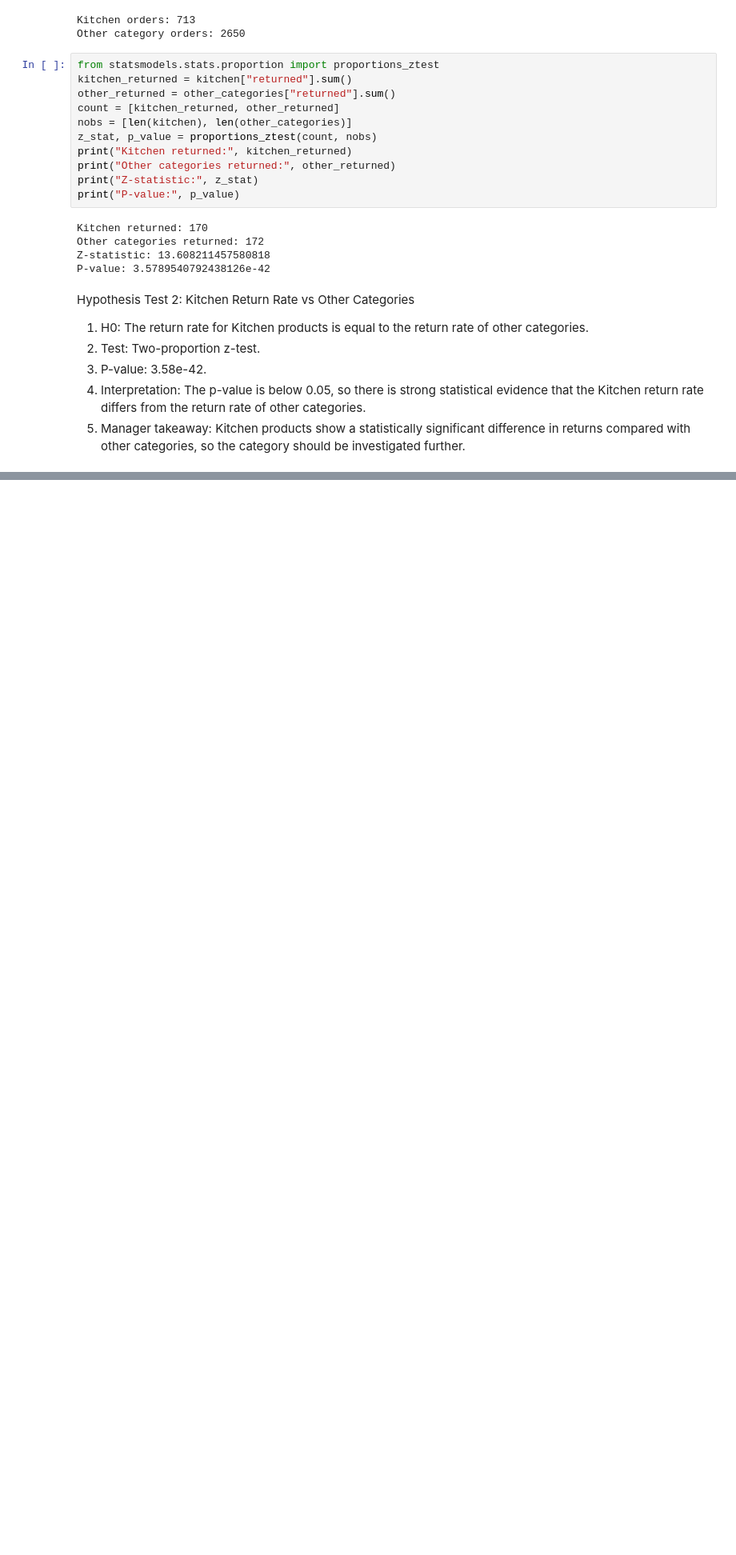
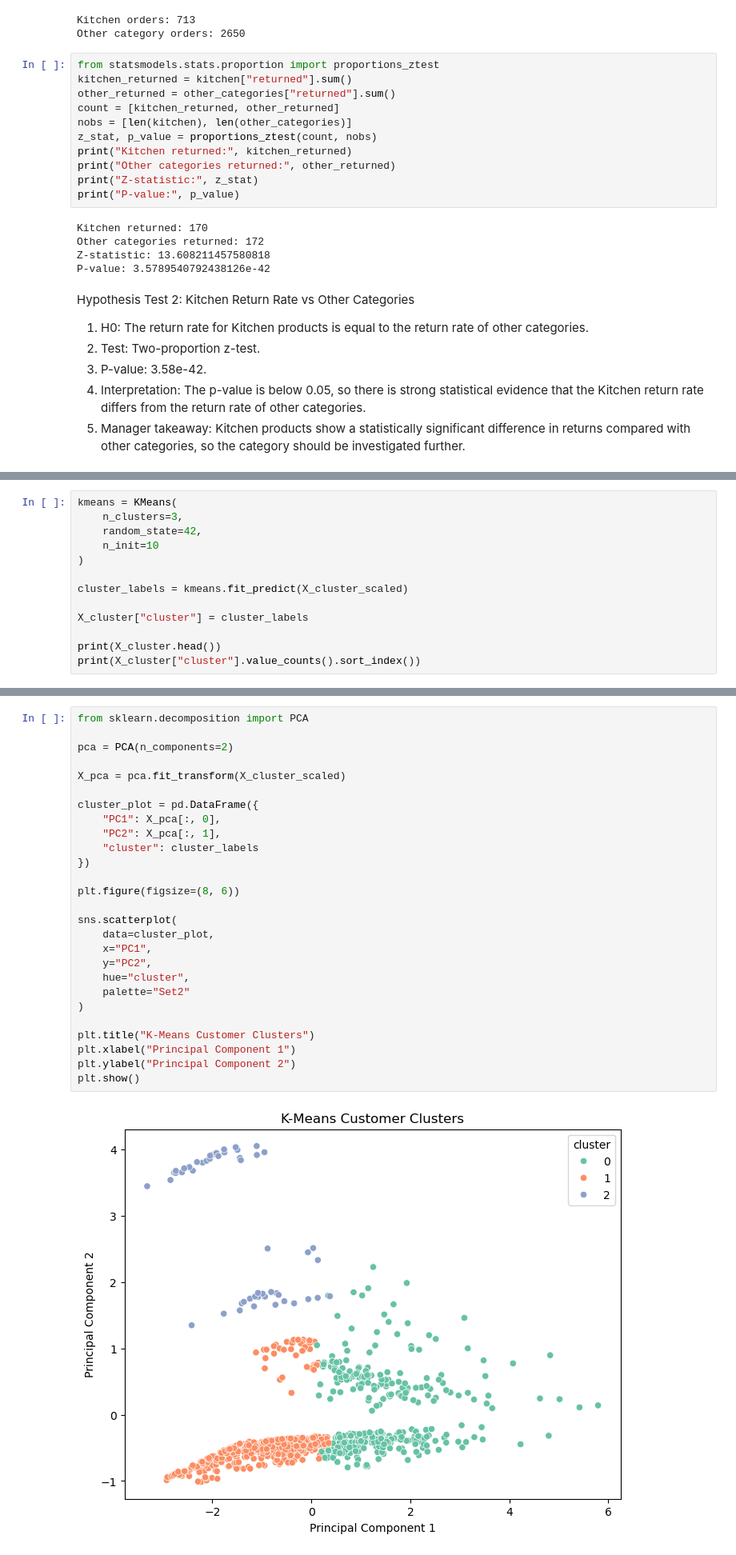
Before and after one commit to Dattu-998/pulsecart-analysis, a Jupyter notebook: analysis.ipynb, the cells around one changed output, grey strips where cells are left out. Shown at 80% size. Cells and saved outputs as stored; diff of their text form; blank space fills up the shorter version.

```diff
--- a/analysis.ipynb
+++ b/analysis.ipynb
@@ -482,0 +885,13 @@ Hypothesis Test 2: Kitchen Return Rate vs Other Categories
+# %%
+kmeans = KMeans(
+    n_clusters=3,
+    random_state=42,
+    n_init=10
+)
+
+cluster_labels = kmeans.fit_predict(X_cluster_scaled)
+
+X_cluster["cluster"] = cluster_labels
+
+print(X_cluster.head())
+print(X_cluster["cluster"].value_counts().sort_index())
@@ -482,0 +964,29 @@ Hypothesis Test 2: Kitchen Return Rate vs Other Categories
+# %%
+from sklearn.decomposition import PCA
+
+pca = PCA(n_components=2)
+
+X_pca = pca.fit_transform(X_cluster_scaled)
+
+cluster_plot = pd.DataFrame({
+    "PC1": X_pca[:, 0],
+    "PC2": X_pca[:, 1],
+    "cluster": cluster_labels
+})
+
+plt.figure(figsize=(8, 6))
+
+sns.scatterplot(
+    data=cluster_plot,
+    x="PC1",
+    y="PC2",
+    hue="cluster",
+    palette="Set2"
+)
+
+plt.title("K-Means Customer Clusters")
+plt.xlabel("Principal Component 1")
+plt.ylabel("Principal Component 2")
+plt.show()
+# %% [output]
+[figure, added]
```
Also changed, not shown: parts of 59 cells of this notebook.
